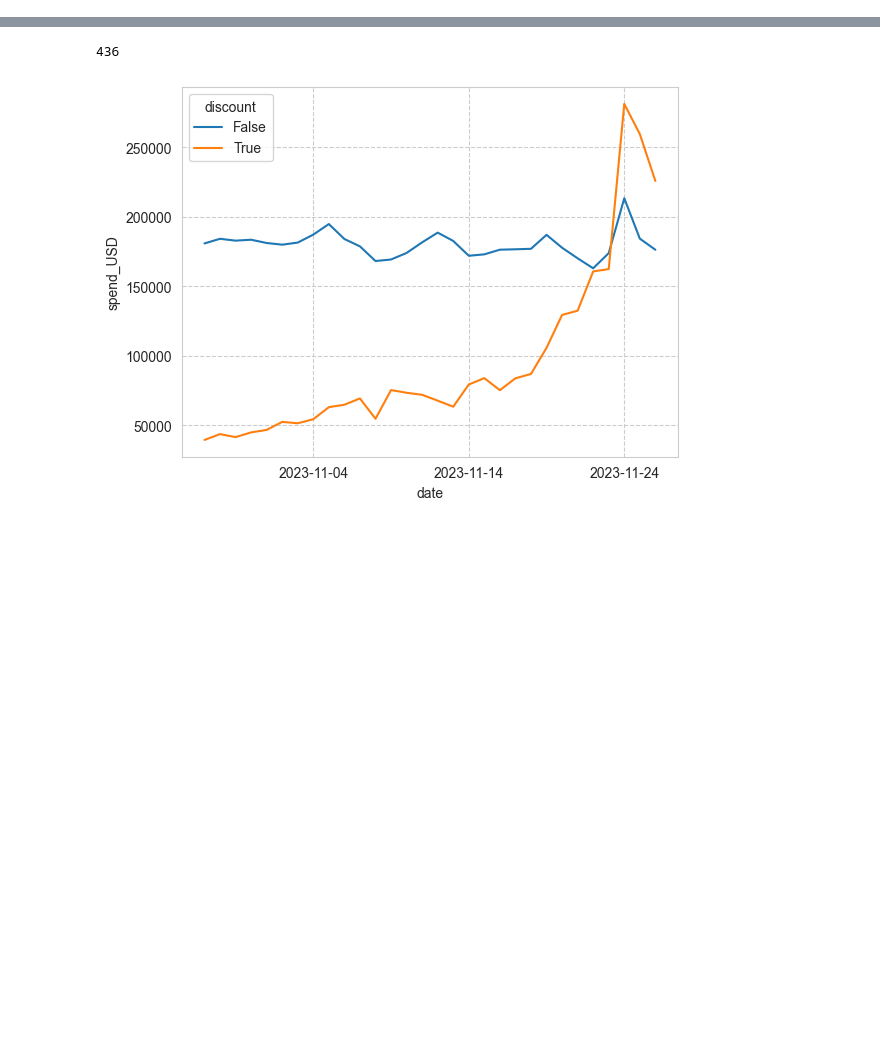
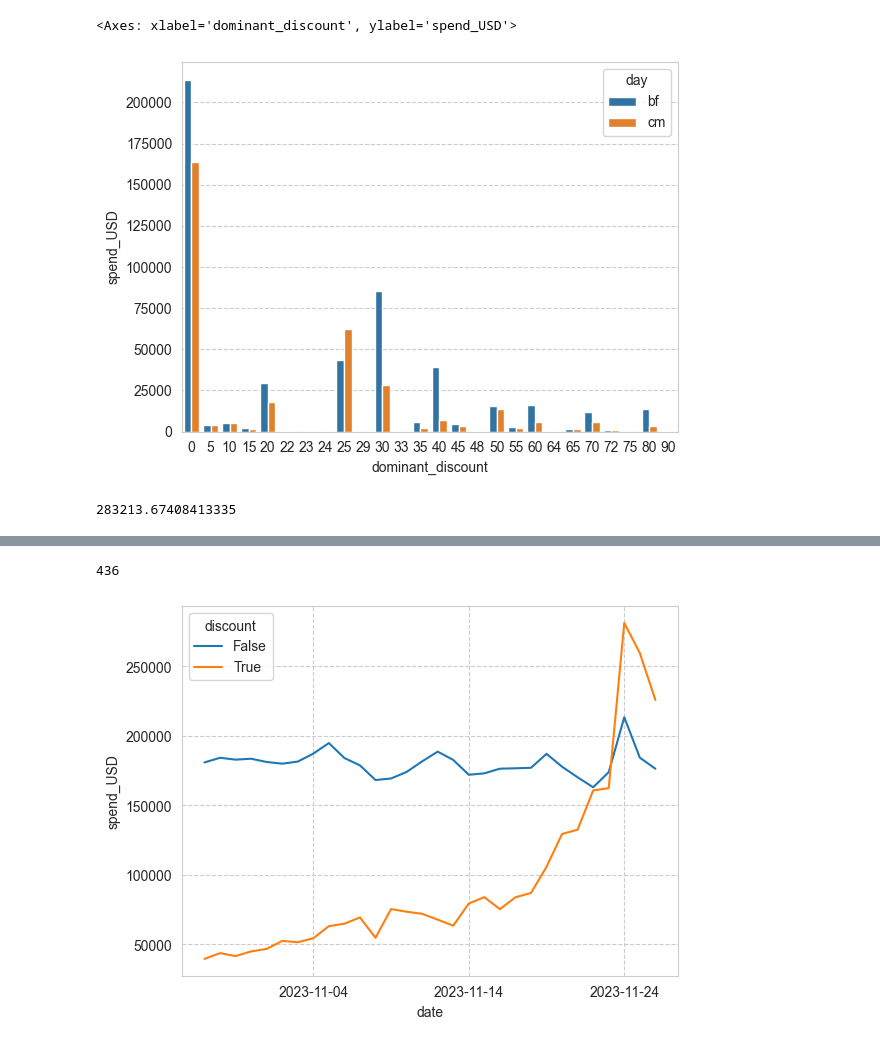
Before and after one commit to Katja-Lebesgue/premium_dashboard, a Jupyter notebook: play/black_friday_discounts.ipynb, the cells around one changed output, grey strips where cells are left out. Cells and saved outputs as stored; diff of their text form; code cells hidden in the pictures; blank space fills up the shorter version.

```diff
--- a/play/black_friday_discounts.ipynb
+++ b/play/black_friday_discounts.ipynb
@@ -38,0 +45,6 @@ performance_columns
+# %%
+# dates
+bf_date = date(year=2023, month=11, day=24)
+cm_date = bf_date + timedelta(days=3)
+bf_str = datetime.strftime(bf_date, '%Y-%m-%d')
+cm_str = datetime.strftime(cm_date, '%Y-%m-%d')
@@ -38,0 +93,7 @@ performance_columns
+# %%
+bf_df = ping_discount_distribution(db=db, dt=bf_str)
+bf_df['day'] = 'bf'
+cm_df = ping_discount_distribution(db=db, dt=cm_str)
+cm_df['day'] = 'cm'
+# %%
+df = pd.concat([bf_df, cm_df], axis=0)
@@ -38,0 +314,9 @@ performance_columns
+# %%
+sns.barplot(data=df, x='dominant_discount', y='spend_USD', hue='day')
+# %% [output]
+<Axes: xlabel='dominant_discount', ylabel='spend_USD'>
+[figure, added]
+# %%
+df.loc[(df.dominant_discount > 0) & (df.day == 'bf'), 'spend_USD'].sum()
+# %% [output]
+283213.67408413335
```
Also changed, not shown: parts of 36 cells of this notebook, 11 other files.
